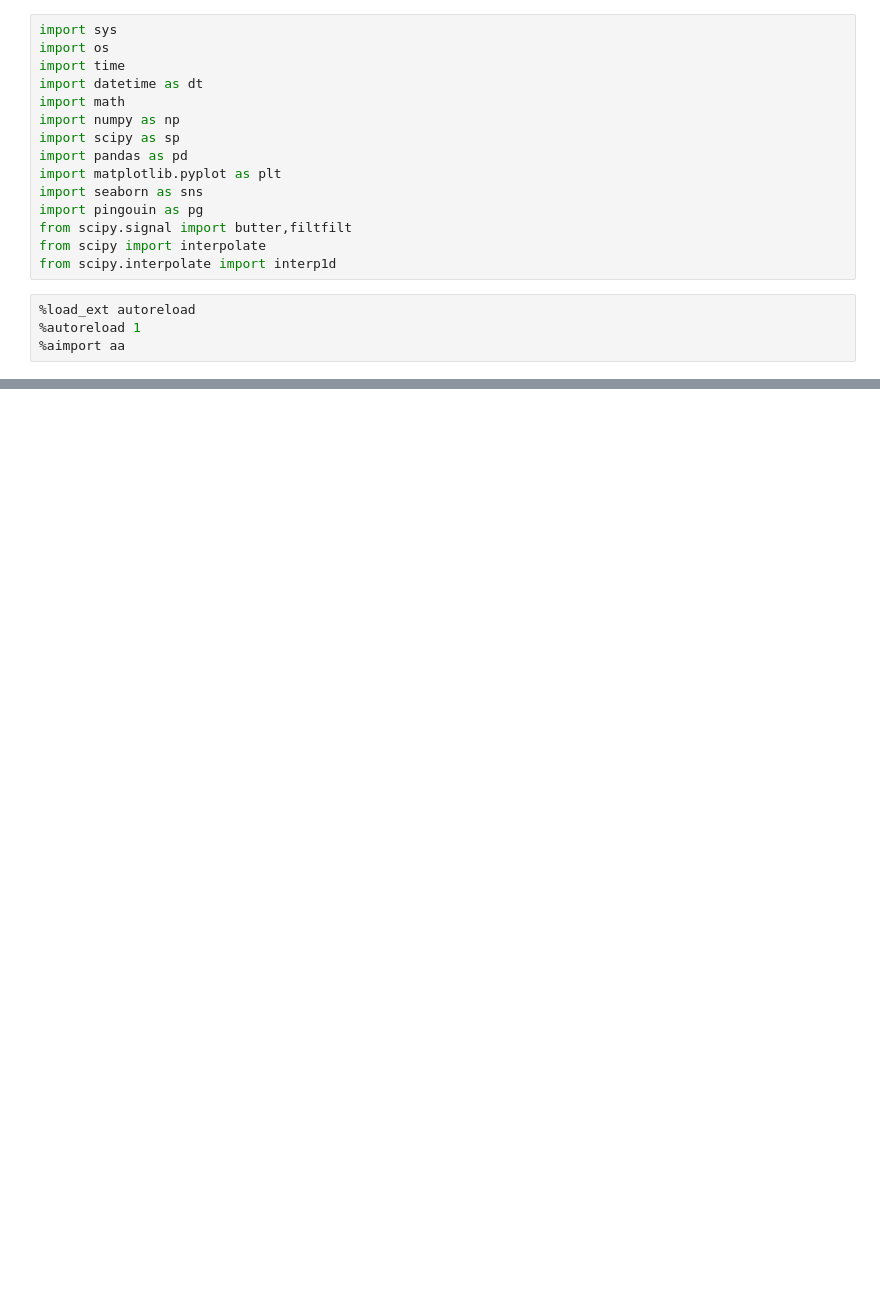
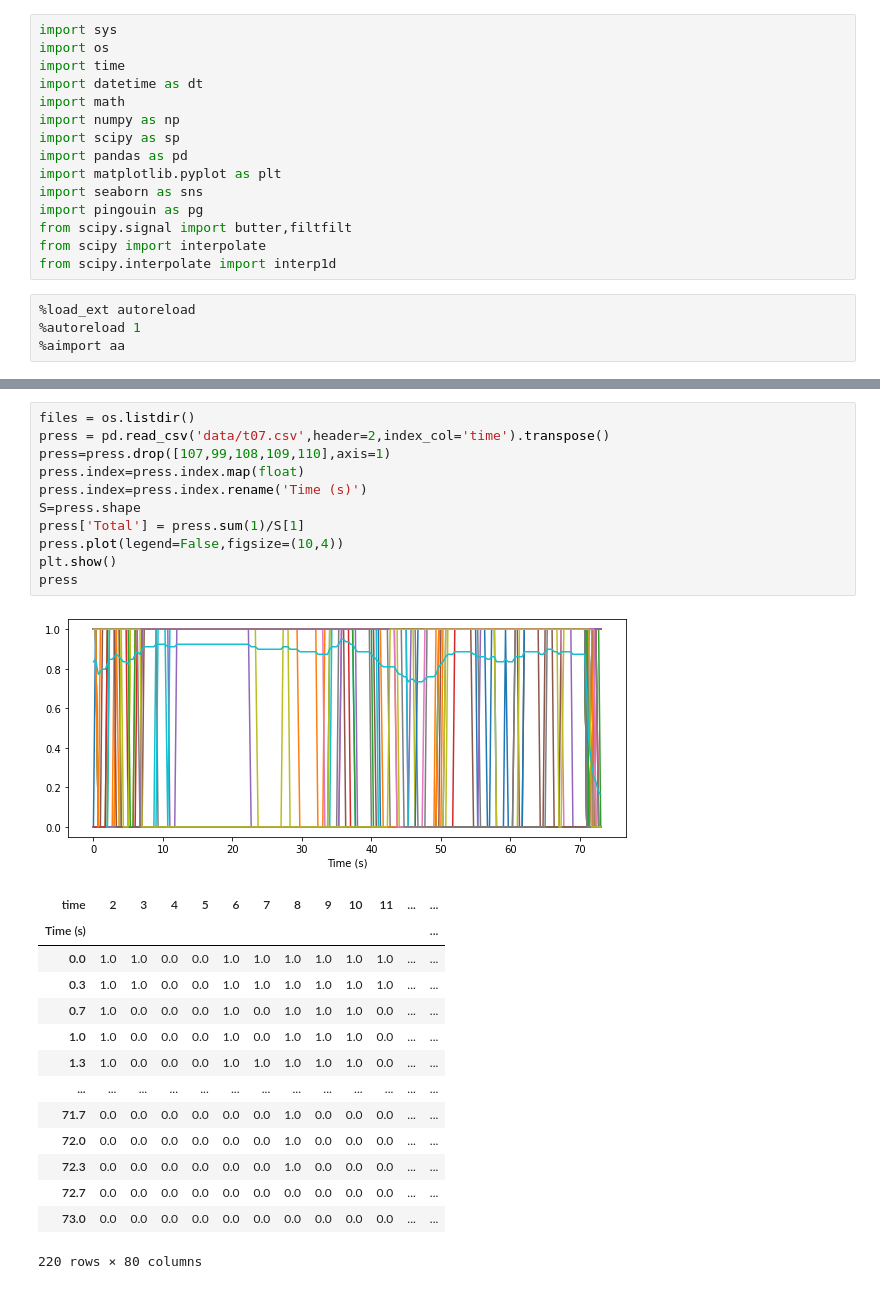
Before and after one commit to finn42/Time_ratings_Noble, a Jupyter notebook: Joystick_Data-Noble.ipynb, the cells around one changed output, grey strips where cells are left out. Drawn from its saved outputs; the diff is of its cells as text; blank space fills up the shorter version.

```diff
--- a/Joystick_Data-Noble.ipynb
+++ b/Joystick_Data-Noble.ipynb
@@ -47,0 +53,27 @@ plt.show()
+# %%
+files = os.listdir()
+press = pd.read_csv('data/t07.csv',header=2,index_col='time').transpose()
+press=press.drop([107,99,108,109,110],axis=1)
+press.index=press.index.map(float)
+press.index=press.index.rename('Time (s)')
+S=press.shape
+press['Total'] = press.sum(1)/S[1]
+press.plot(legend=False,figsize=(10,4))
+plt.show()
+press
+# %% [output]
+[figure, added]
+| time | 2 | 3 | 4 | 5 | 6 | 7 | 8 | 9 | 10 | 11 | ... | ... |
+| Time (s) |  |  |  |  |  |  |  |  |  |  |  | ... |
+| 0.0 | 1.0 | 1.0 | 0.0 | 0.0 | 1.0 | 1.0 | 1.0 | 1.0 | 1.0 | 1.0 | ... | ... |
+| 0.3 | 1.0 | 1.0 | 0.0 | 0.0 | 1.0 | 1.0 | 1.0 | 1.0 | 1.0 | 1.0 | ... | ... |
+| 0.7 | 1.0 | 0.0 | 0.0 | 0.0 | 1.0 | 0.0 | 1.0 | 1.0 | 1.0 | 0.0 | ... | ... |
+| 1.0 | 1.0 | 0.0 | 0.0 | 0.0 | 1.0 | 0.0 | 1.0 | 1.0 | 1.0 | 0.0 | ... | ... |
+| 1.3 | 1.0 | 0.0 | 0.0 | 0.0 | 1.0 | 1.0 | 1.0 | 1.0 | 1.0 | 0.0 | ... | ... |
+| ... | ... | ... | ... | ... | ... | ... | ... | ... | ... | ... | ... | ... |
+| 71.7 | 0.0 | 0.0 | 0.0 | 0.0 | 0.0 | 0.0 | 1.0 | 0.0 | 0.0 | 0.0 | ... | ... |
+| 72.0 | 0.0 | 0.0 | 0.0 | 0.0 | 0.0 | 0.0 | 1.0 | 0.0 | 0.0 | 0.0 | ... | ... |
+| 72.3 | 0.0 | 0.0 | 0.0 | 0.0 | 0.0 | 0.0 | 1.0 | 0.0 | 0.0 | 0.0 | ... | ... |
+| 72.7 | 0.0 | 0.0 | 0.0 | 0.0 | 0.0 | 0.0 | 0.0 | 0.0 | 0.0 | 0.0 | ... | ... |
+| 73.0 | 0.0 | 0.0 | 0.0 | 0.0 | 0.0 | 0.0 | 0.0 | 0.0 | 0.0 | 0.0 | ... | ... |
+220 rows × 80 columns
```
Also changed, not shown: parts of 8 cells of this notebook, 2 other files.
